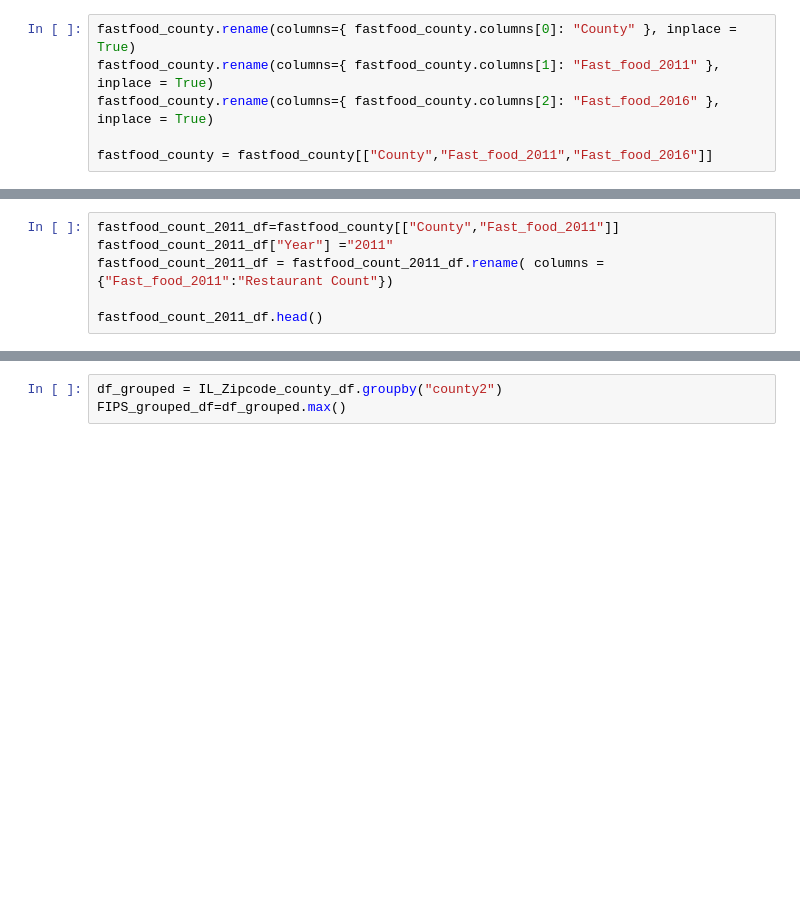
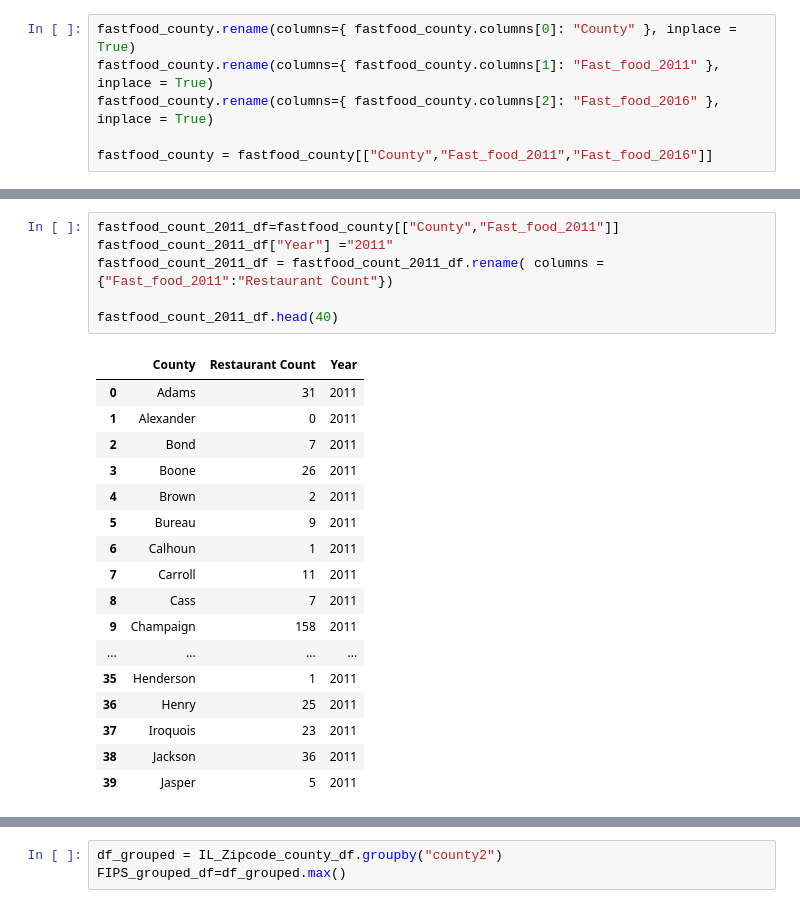
Before and after one commit to shirinegm/project1-group5, a Jupyter notebook: fastfood_by_county_new.ipynb, the cells around one changed output, grey strips where cells are left out. Saved outputs shown, nothing was run; the diff lists cells and outputs as text; blank space fills up the shorter version.

```diff
--- a/fastfood_by_county_new.ipynb
+++ b/fastfood_by_county_new.ipynb
@@ -42,9 +49,27 @@ fastfood_county.head()
 # %%
 fastfood_count_2011_df=fastfood_county[["County","Fast_food_2011"]]
 fastfood_count_2011_df["Year"] ="2011"
 fastfood_count_2011_df = fastfood_count_2011_df.rename( columns = {"Fast_food_2011":"Restaurant Count"})
 
-fastfood_count_2011_df.head()
+fastfood_count_2011_df.head(40)
+# %% [output]
+|  | County | Restaurant Count | Year |
+| 0 | Adams | 31 | 2011 |
+| 1 | Alexander | 0 | 2011 |
+| 2 | Bond | 7 | 2011 |
+| 3 | Boone | 26 | 2011 |
+| 4 | Brown | 2 | 2011 |
+| 5 | Bureau | 9 | 2011 |
+| 6 | Calhoun | 1 | 2011 |
+| 7 | Carroll | 11 | 2011 |
+| 8 | Cass | 7 | 2011 |
+| 9 | Champaign | 158 | 2011 |
+| ... | ... | ... | ... |
+| 35 | Henderson | 1 | 2011 |
+| 36 | Henry | 25 | 2011 |
+| 37 | Iroquois | 23 | 2011 |
+| 38 | Jackson | 36 | 2011 |
+| 39 | Jasper | 5 | 2011 |
 # %%
 fastfood_count_2016_df=fastfood_county[["County","Fast_food_2016"]]
 fastfood_count_2016_df["Year"] ="2016"
```
Also changed, not shown: parts of 22 cells of this notebook, 8 other files.
